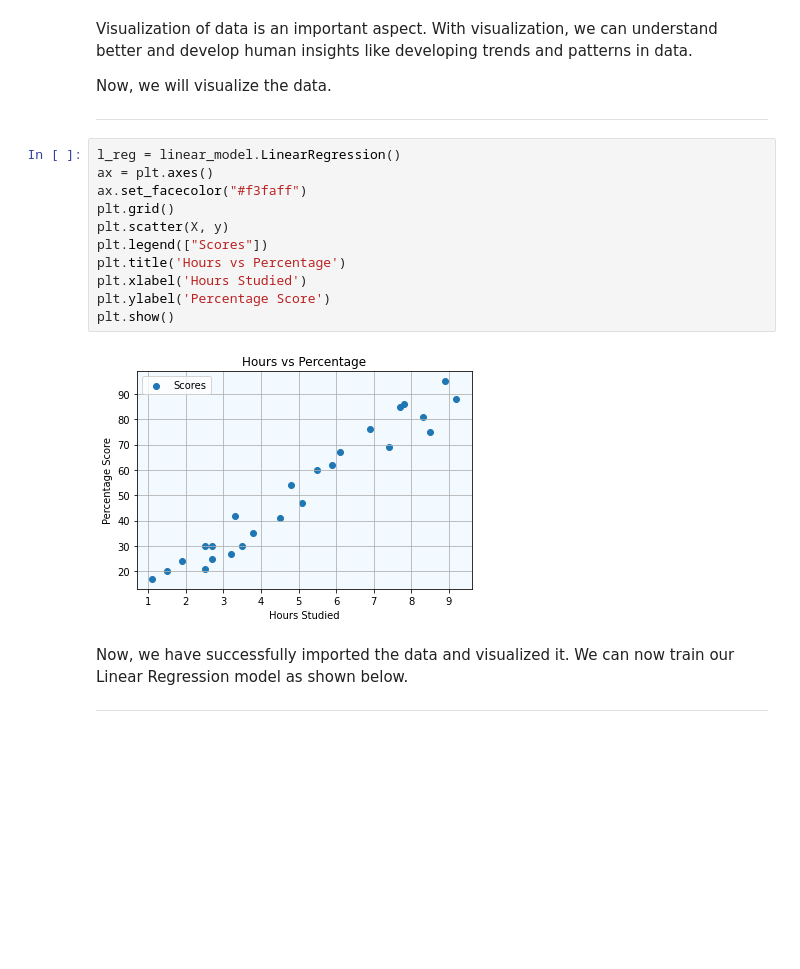
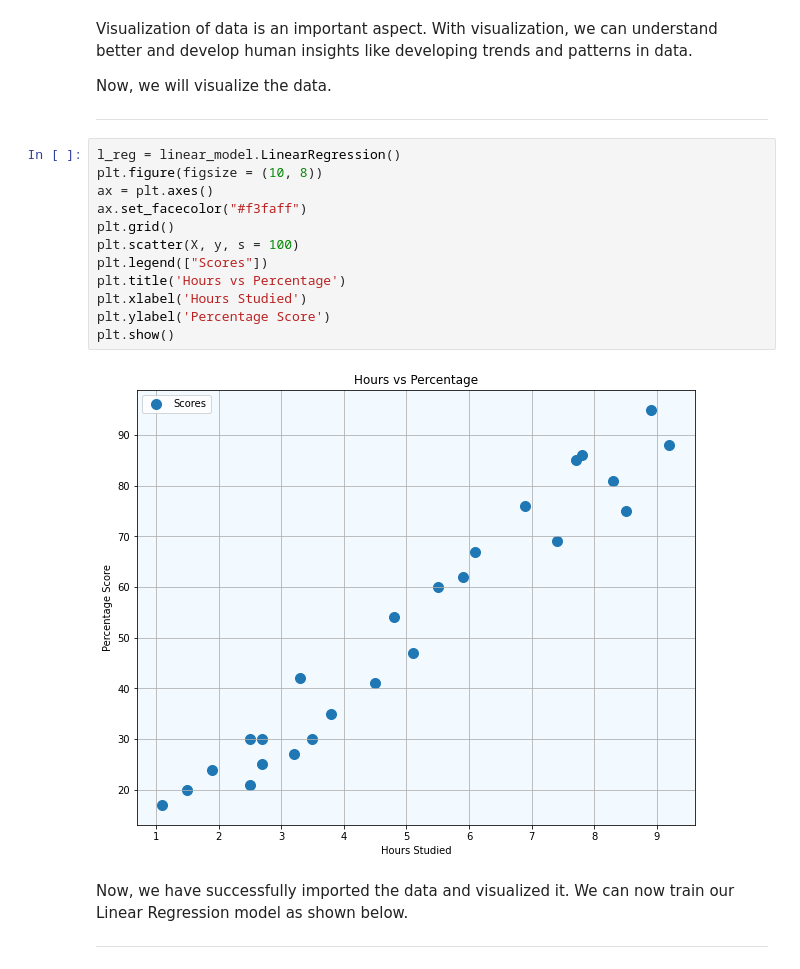
Before and after one commit to shreyash0502/MLmodels, a Jupyter notebook: Task1_supervised_ML.ipynb, the cells around one changed output. Saved outputs shown, nothing was run; the diff lists cells and outputs as text; blank space fills up the shorter version.

```diff
--- a/Task1_supervised_ML.ipynb
+++ b/Task1_supervised_ML.ipynb
@@ -73,17 +64,18 @@ Now, we will visualize the data.
 ---
 # %%
 l_reg = linear_model.LinearRegression()
+plt.figure(figsize = (10, 8))
 ax = plt.axes()
 ax.set_facecolor("#f3faff")
 plt.grid()
-plt.scatter(X, y)
+plt.scatter(X, y, s = 100)
 plt.legend(["Scores"])
 plt.title('Hours vs Percentage')
 plt.xlabel('Hours Studied')
 plt.ylabel('Percentage Score')
 plt.show()
 # %% [output]
-[figure, old version]
+[figure, new version]
 # %% [markdown]
 Now, we have successfully imported the data and visualized it. We can now train our Linear Regression model as shown below.
 
```
Also changed, not shown: parts of 5 cells of this notebook.
